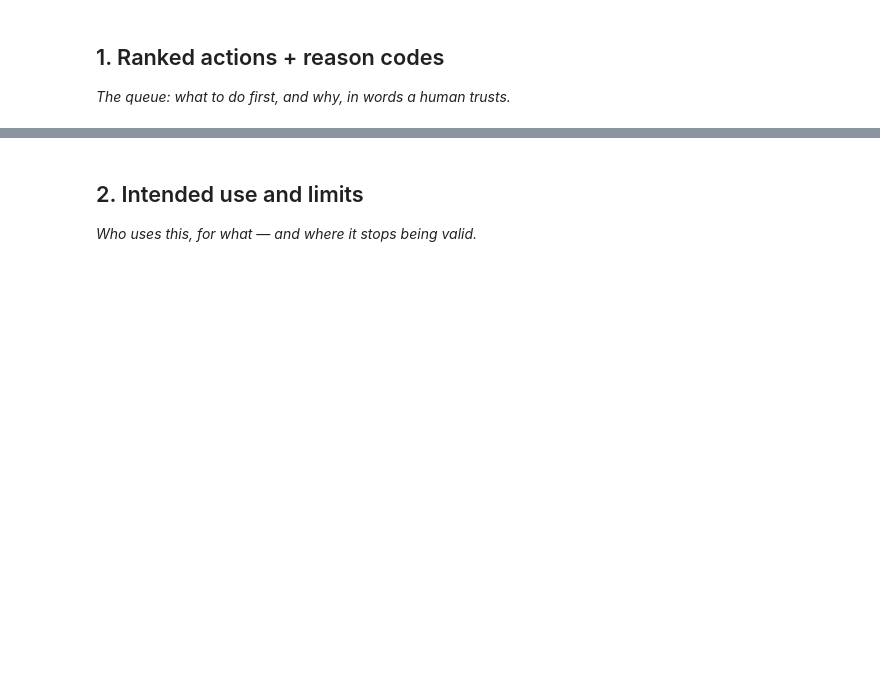
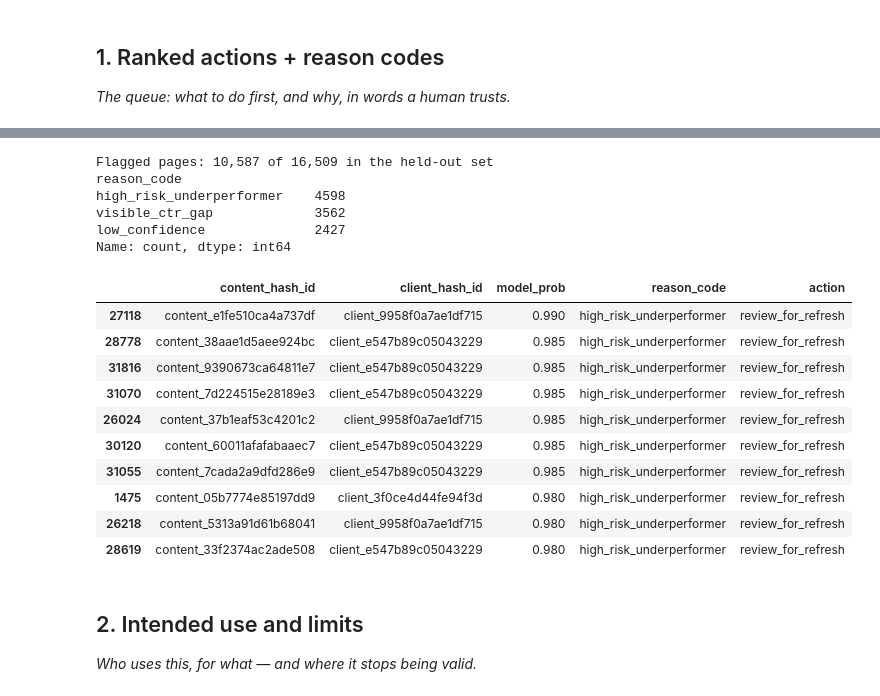
Before and after one commit to nooragab/flyrank-ml-internship, a Jupyter notebook: work/notebooks/w07_action_playbook.ipynb, the cells around one changed output, grey strips where cells are left out. Cells and saved outputs as stored; diff of their text form; code cells hidden in the pictures; blank space fills up the shorter version.

```diff
--- a/work/notebooks/w07_action_playbook.ipynb
+++ b/work/notebooks/w07_action_playbook.ipynb
@@ -16,3 +106,44 @@ This skeleton is yours to fill. Work the sections **in order** — each one has
+# %%
+test_eval = test.copy()
+test_eval["model_prob"] = rf.predict_proba(X_test)[:, 1]
+
+def assign_reason_action(row):
+    if row["model_prob"] >= 0.65:
+        return "high_risk_underperformer", "review_for_refresh"
+    elif row["ctr_gap"] > 0.001 and row["avg_position_month"] <= 20:
+        return "visible_ctr_gap", "review_metadata"
+    elif row["model_prob"] >= 0.5:
+        return "low_confidence", "monitor_only"
+    else:
+        return "not_flagged", "no_action"
+
+test_eval[["reason_code", "action"]] = test_eval.apply(
+    lambda r: pd.Series(assign_reason_action(r)), axis=1
+)
+
+playbook_queue = test_eval[test_eval["action"] != "no_action"].sort_values("model_prob", ascending=False)
+
+print(f"Flagged pages: {len(playbook_queue):,} of {len(test_eval):,} in the held-out set")
+print(playbook_queue["reason_code"].value_counts())
+playbook_queue[["content_hash_id", "client_hash_id", "model_prob", "reason_code", "action"]].head(10)
+# %% [output]
+Flagged pages: 10,587 of 16,509 in the held-out set
+reason_code
+high_risk_underperformer    4598
+visible_ctr_gap             3562
+low_confidence              2427
+Name: count, dtype: int64
+|  | content_hash_id | client_hash_id | model_prob | reason_code | action |
+| 27118 | content_e1fe510ca4a737df | client_9958f0a7ae1df715 | 0.990 | high_risk_underperformer | review_for_refresh |
+| 28778 | content_38aae1d5aee924bc | client_e547b89c05043229 | 0.985 | high_risk_underperformer | review_for_refresh |
+| 31816 | content_9390673ca64811e7 | client_e547b89c05043229 | 0.985 | high_risk_underperformer | review_for_refresh |
+| 31070 | content_7d224515e28189e3 | client_e547b89c05043229 | 0.985 | high_risk_underperformer | review_for_refresh |
+| 26024 | content_37b1eaf53c4201c2 | client_9958f0a7ae1df715 | 0.985 | high_risk_underperformer | review_for_refresh |
+| 30120 | content_60011afafabaaec7 | client_e547b89c05043229 | 0.985 | high_risk_underperformer | review_for_refresh |
+| 31055 | content_7cada2a9dfd286e9 | client_e547b89c05043229 | 0.985 | high_risk_underperformer | review_for_refresh |
+| 1475 | content_05b7774e85197dd9 | client_3f0ce4d44fe94f3d | 0.980 | high_risk_underperformer | review_for_refresh |
+| 26218 | content_5313a91d61b68041 | client_9958f0a7ae1df715 | 0.980 | high_risk_underperformer | review_for_refresh |
+| 28619 | content_33f2374ac2ade508 | client_e547b89c05043229 | 0.980 | high_risk_underperformer | review_for_refresh |
 # %% [markdown]
 ## 2. Intended use and limits
 
```
Also changed, not shown: parts of 18 cells of this notebook.
